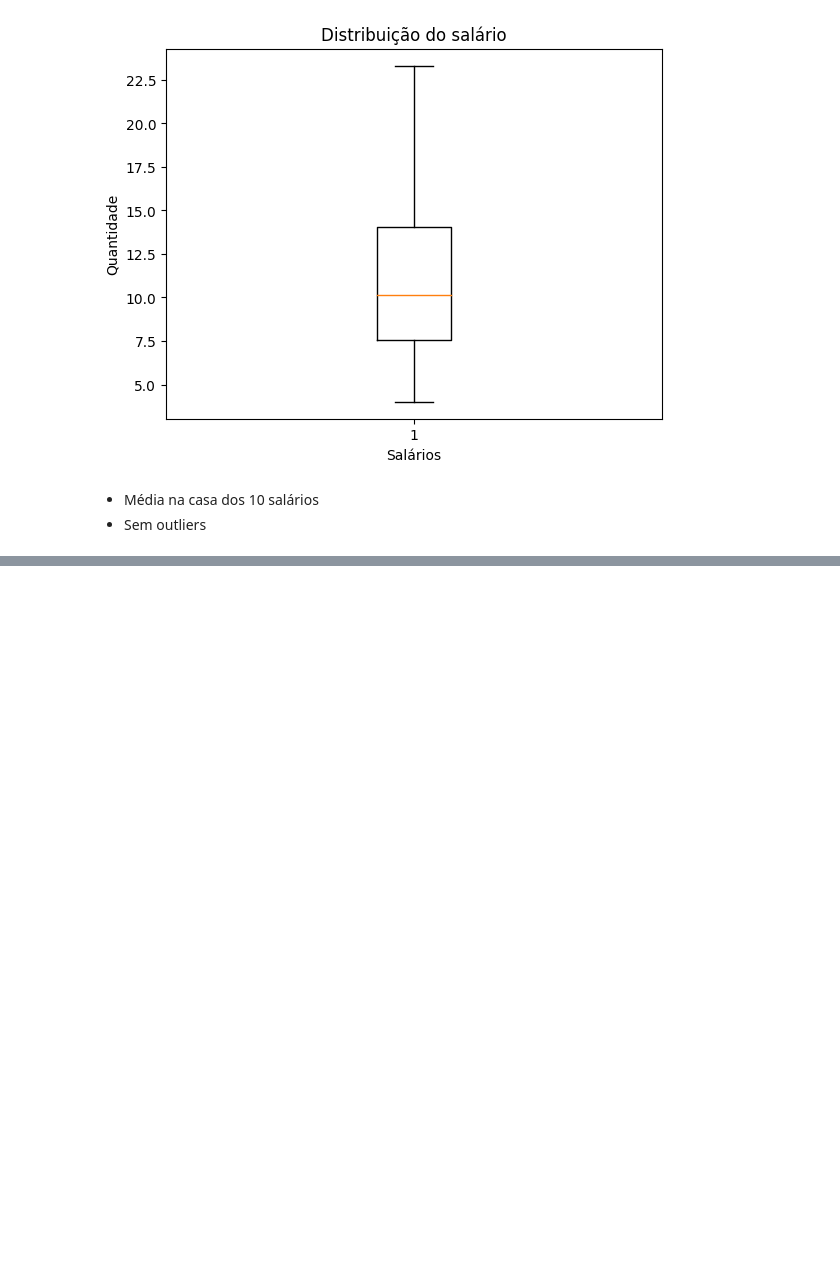
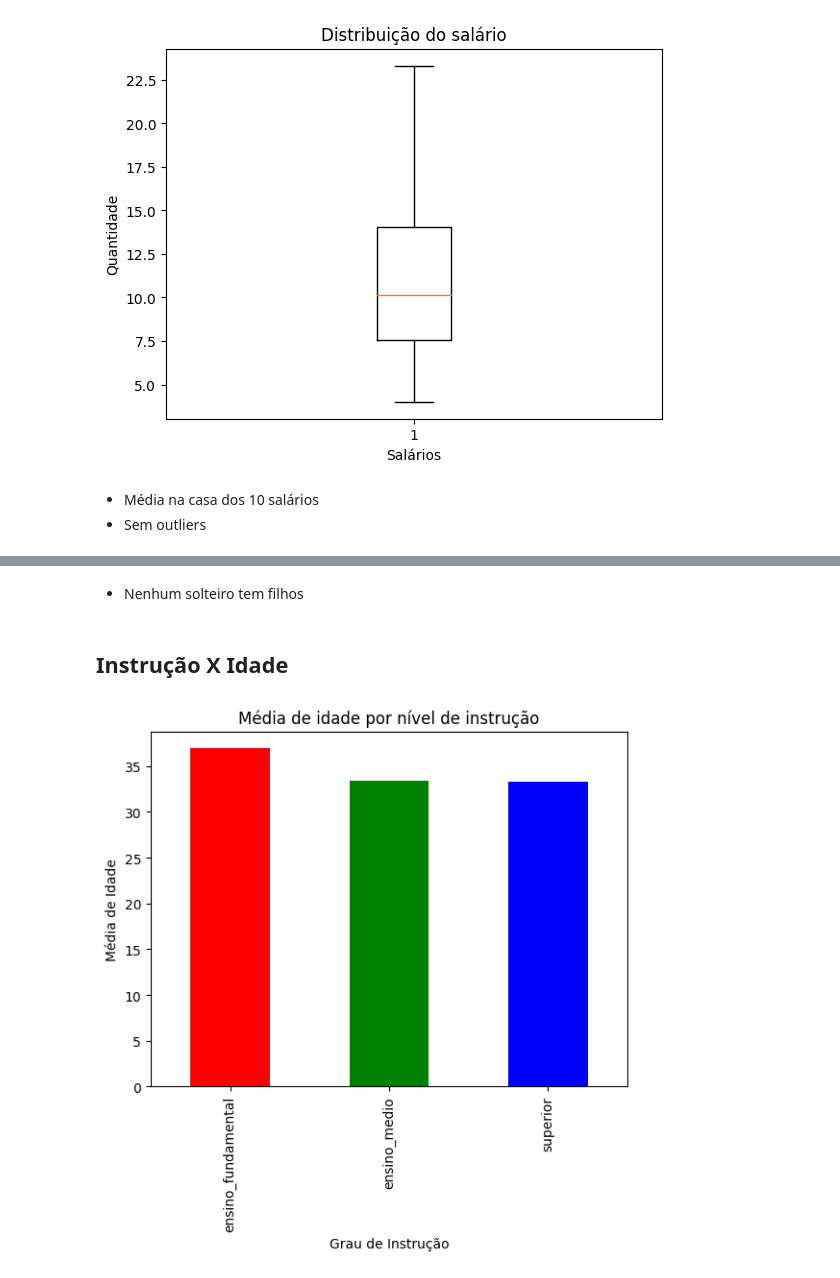
Before and after one commit to leomoreno8/TI26S, a Jupyter notebook: analysis.ipynb, the cells around one changed output, grey strips where cells are left out. Drawn from its saved outputs; the diff is of its cells as text; code cells hidden in the pictures; blank space fills up the shorter version.

```diff
--- a/analysis.ipynb
+++ b/analysis.ipynb
@@ -130,0 +179,17 @@ plt.show()
+# %% [markdown]
+- Nenhum solteiro tem filhos
+# %% [markdown]
+## Instrução X Idade
+# %%
+df = pd.read_csv('CompanhiaMB.csv')
+
+media_por_grau = df.groupby('instrucao')['idade_anos'].mean()
+
+fig, ax = plt.subplots()
+media_por_grau.plot(kind='bar', color=['red', 'green', 'blue'], ax=ax)
+ax.set_xlabel('Grau de Instrução')
+ax.set_ylabel('Média de Idade')
+ax.set_title('Média de idade por nível de instrução')
+plt.show()
+# %% [output]
+[figure, added]
```
Also changed, not shown: parts of 14 cells of this notebook.
